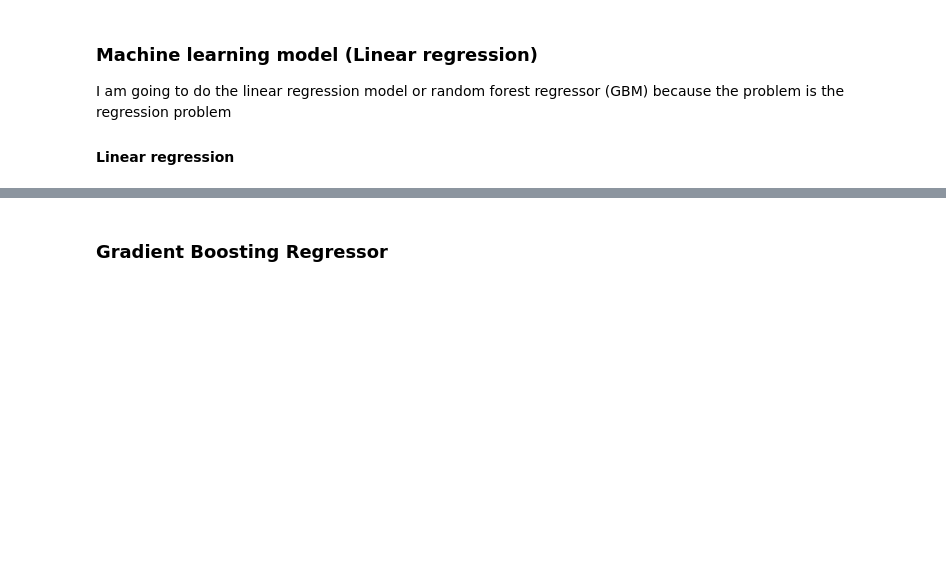
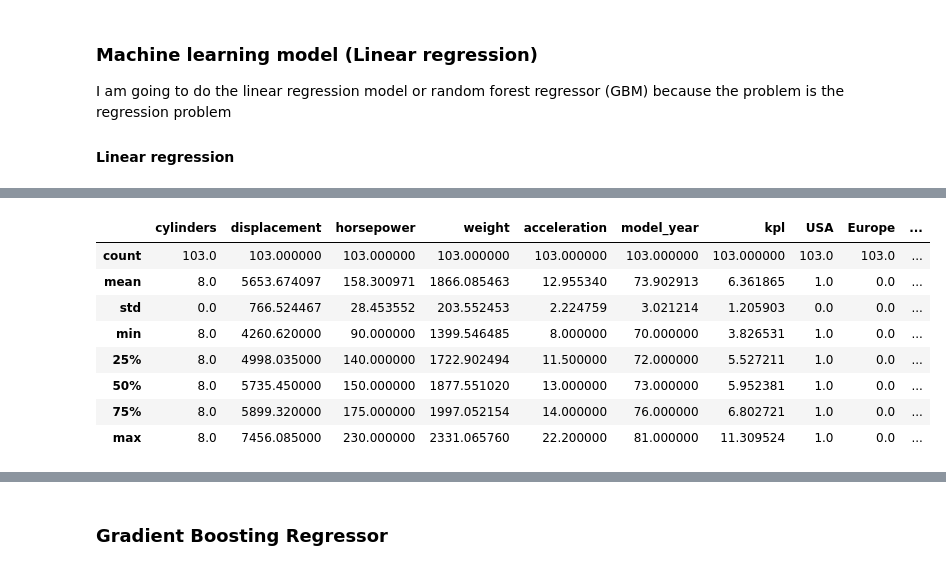
Before and after one commit to jsparraq/mpg-prediction, a Jupyter notebook: Machine learning model.ipynb, the cells around one changed output, grey strips where cells are left out. Saved outputs shown, nothing was run; the diff lists cells and outputs as text; code cells hidden in the pictures; blank space fills up the shorter version.

```diff
--- a/Machine learning model.ipynb
+++ b/Machine learning model.ipynb
@@ -57,0 +97,12 @@ plt.show()
+# %%
+auto_mpg_data_raw[auto_mpg_data_raw['cylinders'] == 8.0].describe()
+# %% [output]
+|  | cylinders | displacement | horsepower | weight | acceleration | model_year | kpl | USA | Europe | ... |
+| count | 103.0 | 103.000000 | 103.000000 | 103.000000 | 103.000000 | 103.000000 | 103.000000 | 103.0 | 103.0 | ... |
+| mean | 8.0 | 5653.674097 | 158.300971 | 1866.085463 | 12.955340 | 73.902913 | 6.361865 | 1.0 | 0.0 | ... |
+| std | 0.0 | 766.524467 | 28.453552 | 203.552453 | 2.224759 | 3.021214 | 1.205903 | 0.0 | 0.0 | ... |
+| min | 8.0 | 4260.620000 | 90.000000 | 1399.546485 | 8.000000 | 70.000000 | 3.826531 | 1.0 | 0.0 | ... |
+| 25% | 8.0 | 4998.035000 | 140.000000 | 1722.902494 | 11.500000 | 72.000000 | 5.527211 | 1.0 | 0.0 | ... |
+| 50% | 8.0 | 5735.450000 | 150.000000 | 1877.551020 | 13.000000 | 73.000000 | 5.952381 | 1.0 | 0.0 | ... |
+| 75% | 8.0 | 5899.320000 | 175.000000 | 1997.052154 | 14.000000 | 76.000000 | 6.802721 | 1.0 | 0.0 | ... |
+| max | 8.0 | 7456.085000 | 230.000000 | 2331.065760 | 22.200000 | 81.000000 | 11.309524 | 1.0 | 0.0 | ... |
```
Also changed, not shown: parts of 28 cells of this notebook, 3 other files.
